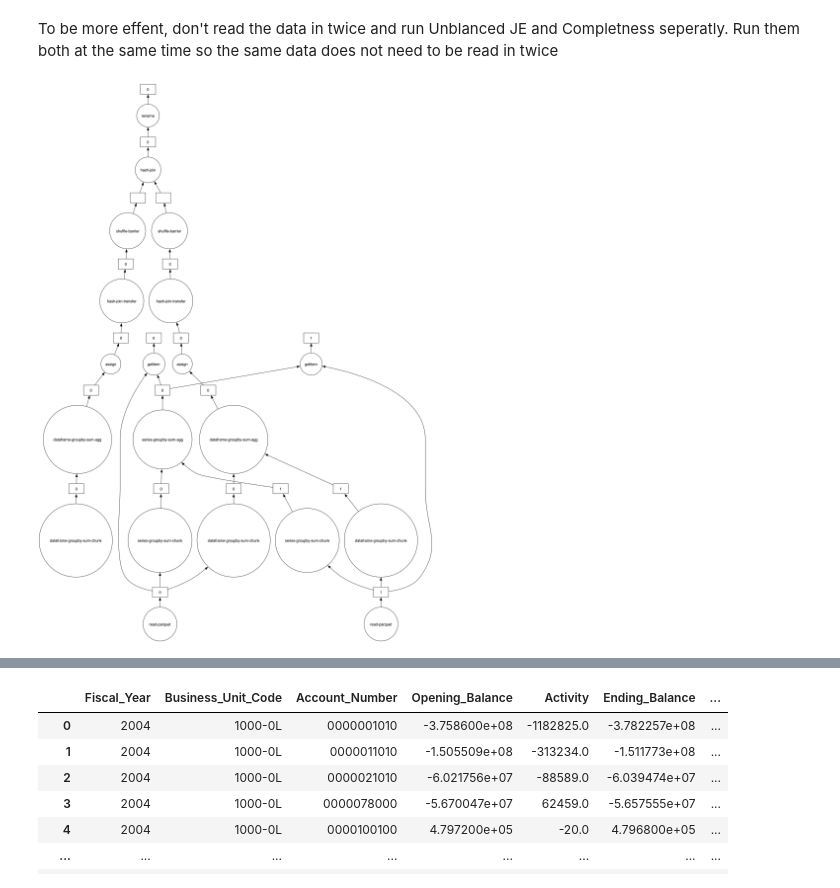
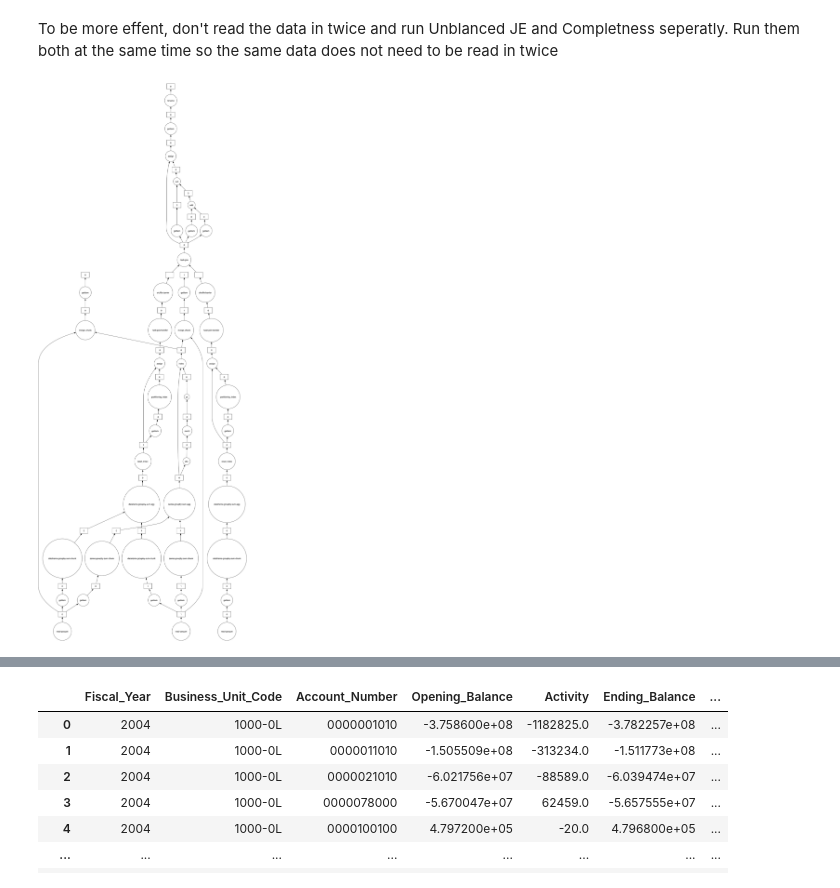
Before and after one commit to adelg003/distributed-computing-demo, a Jupyter notebook: notebooks/01_demo.ipynb, the cells around one changed output, grey strips where cells are left out. Cells and saved outputs as stored; diff of their text form; code cells hidden in the pictures.

```diff
--- a/notebooks/01_demo.ipynb
+++ b/notebooks/01_demo.ipynb
@@ -156,12 +156,11 @@ To be more effent, don't read the data in twice and run Unblanced JE and Complet
 # %%
 # View plan to compute Unblanced JE and Completness together (simplify for readability)
 dask.visualize(
     df_unbalanced_lines_report,
     df_completness_report,
-    optimize_graph=True,
 )
 # %% [output]
-[figure, old version]
+[figure, new version]
 # %%
 # Compute Unblanced JE and Completness at once
 df_unbalanced_lines_report_local, df_completness_report_local = dask.compute(
```
Also changed, not shown: parts of 2 cells of this notebook.
